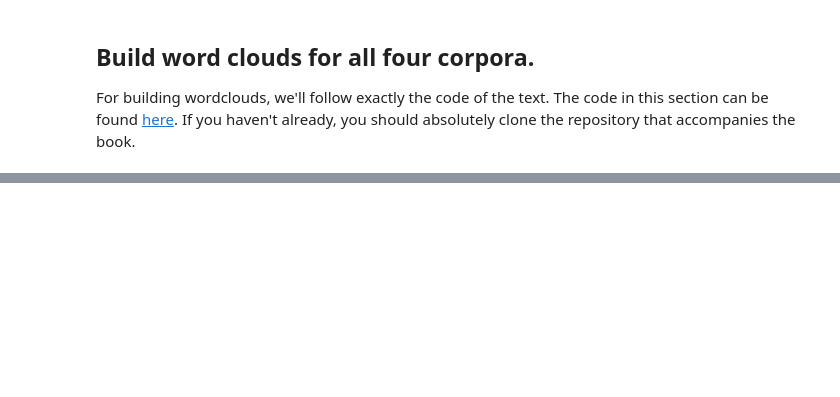
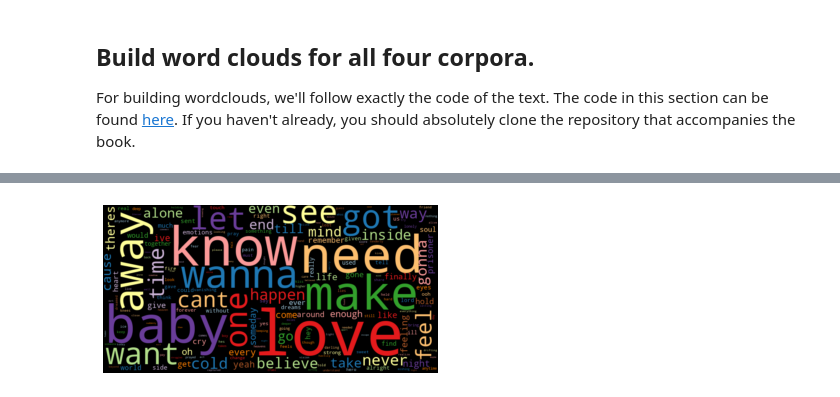
Before and after one commit to dingyiduan7/ADS_509_module3, a Jupyter notebook: Group Comparison.ipynb, the cells around one changed output, grey strips where cells are left out. Drawn from its saved outputs; the diff is of its cells as text; code cells hidden in the pictures; blank space fills up the shorter version.

```diff
--- a/Group Comparison.ipynb
+++ b/Group Comparison.ipynb
@@ -471,0 +716,6 @@ def count_words(df, column='tokens', preprocess=None, min_freq=2):
+# %%
+# Mariah Carey's lyrics wordcoud
+df_mc_lyrics = count_words(lyrics_data.loc[lyrics_data['artist'] == 'Mariah Carey'], column='tokens', preprocess=None, min_freq=2)
+wordcloud(df_mc_lyrics['freq'], title=None, max_words=200, stopwords=None)
+# %% [output]
+[figure, added]
```
Also changed, not shown: parts of 24 cells of this notebook.
